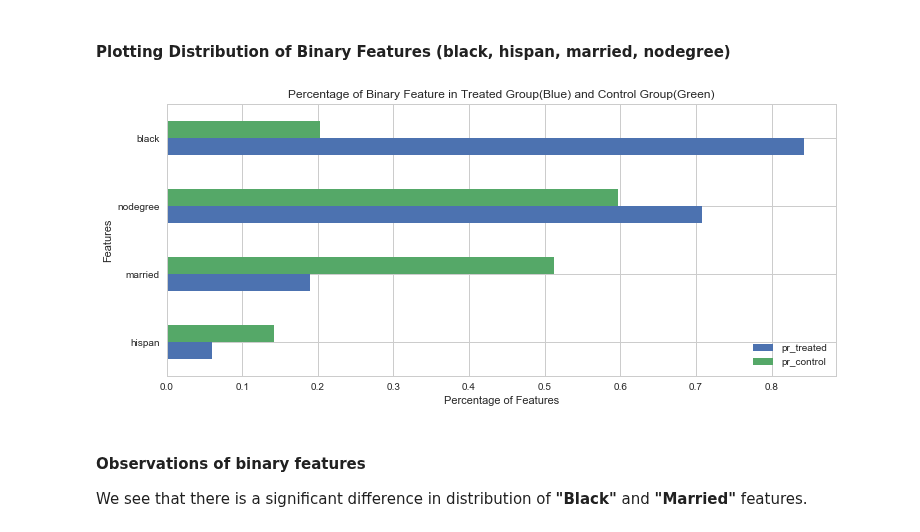
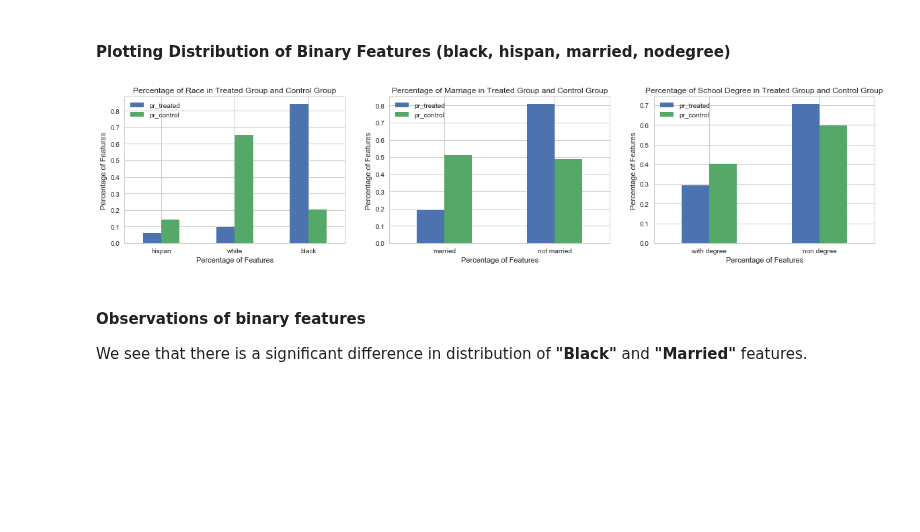
Before and after one commit to sanadhis/ADA-2017, a Jupyter notebook: 04 - Applied ML/Homework04.ipynb, the cells around one changed output. Cells and saved outputs as stored; diff of their text form; code cells hidden in the pictures; blank space fills up the shorter version.

```diff
--- a/04 - Applied ML/Homework04.ipynb
+++ b/04 - Applied ML/Homework04.ipynb
@@ -34,0 +42,3 @@ sns.set(style="whitegrid")
+# %%
+def split_data(df):
+    return df.loc[df["treat"]==1], df.loc[df["treat"]==0]
@@ -34,0 +136,31 @@ sns.set(style="whitegrid")
+# %%
+# function for ploting distribution
+# use bar chart to depict percentage of binary values in dataset
+def add_subplot(data, position, title_):
+    ax = data.sort_values(["pr_treated"]) \
+                          .plot.bar(ax = position, y=["pr_treated","pr_control"],x=["features"], figsize=(20,4), rot = 0)
+    ax.set_xlabel('Percentage of Features');
+    ax.set_ylabel('Percentage of Features');
+    ax.set_title(title_);
+
+def plot_binary_features_distribution(df_categorical_features_pr):
+    # create subplot
+    fig, axes = plt.subplots(nrows=1, ncols=3)
+
+    # first, let's plot the distribution of race
+    add_subplot(df_categorical_features_pr[0:3],
+                axes[0],
+                'Percentage of Race in Treated Group and Control Group'
+                )
+
+    # second, let's plot the distribution of marriage
+    add_subplot(df_categorical_features_pr[3:5],
+                axes[1],
+                'Percentage of Marriage in Treated Group and Control Group'
+                )
+
+    # third, let's plot the degree
+    add_subplot(df_categorical_features_pr[5:7],
+                axes[2],
+                'Percentage of School Degree in Treated Group and Control Group'
+                )
@@ -259,0 +393,3 @@ Now we form dataframe of percentage of binary features
+# %%
+# use predefined function to get dataframe of percentage of each binary feature in dataset
+df_binary_features_pr = get_binary_features_distribution(df_treated_raw, df_control_raw)
@@ -260,14 +417,10 @@ Now we form dataframe of percentage of binary features
 # %% [markdown]
 #### Plotting Distribution of Binary Features (black, hispan, married, nodegree)
-# %%
-# use bar chart to depict percentage of binary values in dataset
-ax = df_binary_features_pr.sort_values(["pr_treated"]) \
-                          .plot.barh(y=["pr_treated","pr_control"],x=["features"], figsize=(12,5))
-ax.set_xlabel('Percentage of Features');
-ax.set_ylabel('Features');
-ax.set_title('Percentage of Binary Feature in Treated Group(Blue) and Control Group(Green)');
-# %% [output]
-[figure, removed]
+# %%
+# use predefined function to plot binary features
+plot_binary_features_distribution(df_binary_features_pr)
+# %% [output]
+[figure, added]
 # %% [markdown]
 #### Observations of binary features
 We see that there is a significant difference in distribution of **"Black"** and **"Married"** features.
```
Also changed, not shown: parts of 109 cells of this notebook.
